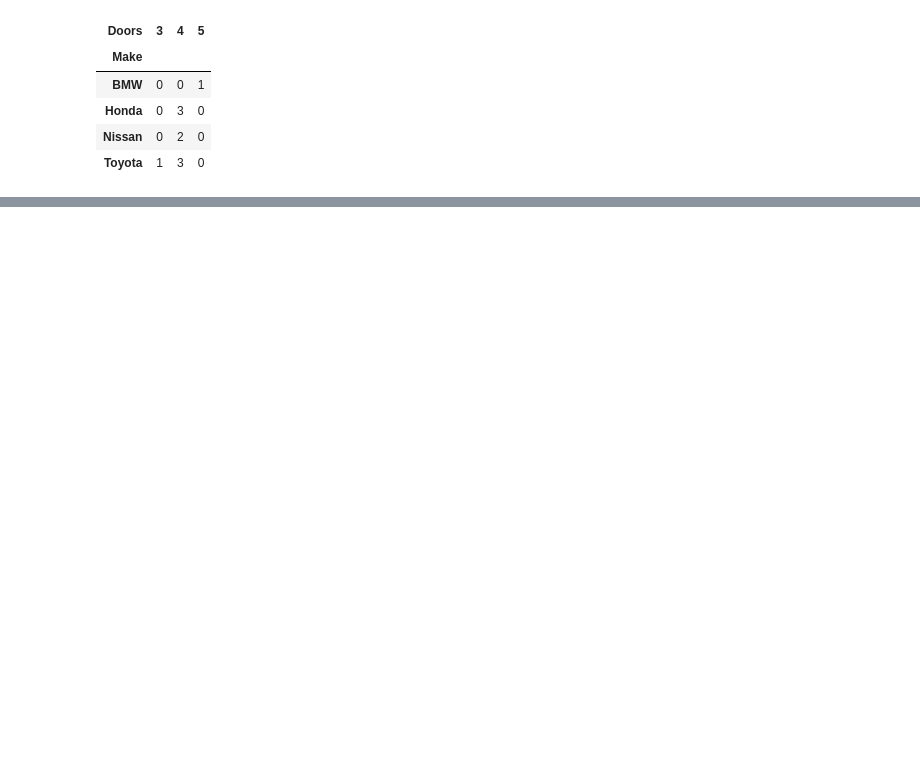
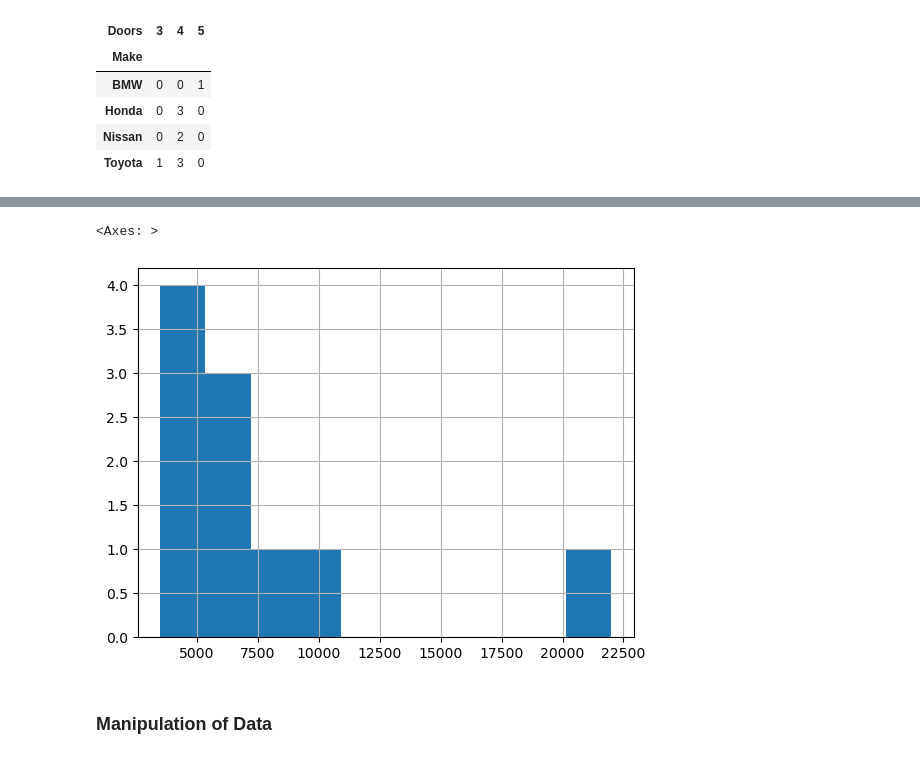
Before and after one commit to paudelKiran/Data-Science, a Jupyter notebook: project1/LearningPandas.ipynb, the cells around one changed output, grey strips where cells are left out. Cells and saved outputs as stored; diff of their text form; code cells hidden in the pictures; blank space fills up the shorter version.

Commit message:
Handling Missing datas and manipulation

```diff
--- a/project1/LearningPandas.ipynb
+++ b/project1/LearningPandas.ipynb
@@ -100,0 +112,3 @@ pd.crosstab(carSales["Make"],carSales["Doors"])
+# %%
+#converting object to float i.e for price
+carSales['Price'] = carSales['Price'].str.replace(r"[\$,]", '', regex=True).astype(float)
@@ -100,0 +129,7 @@ pd.crosstab(carSales["Make"],carSales["Doors"])
+# %%
+carSales['Price'].hist()
+# %% [output]
+<Axes: >
+[figure, added]
+# %% [markdown]
+### Manipulation of Data
```
Also changed, not shown: parts of 17 cells of this notebook, 2 other files.
